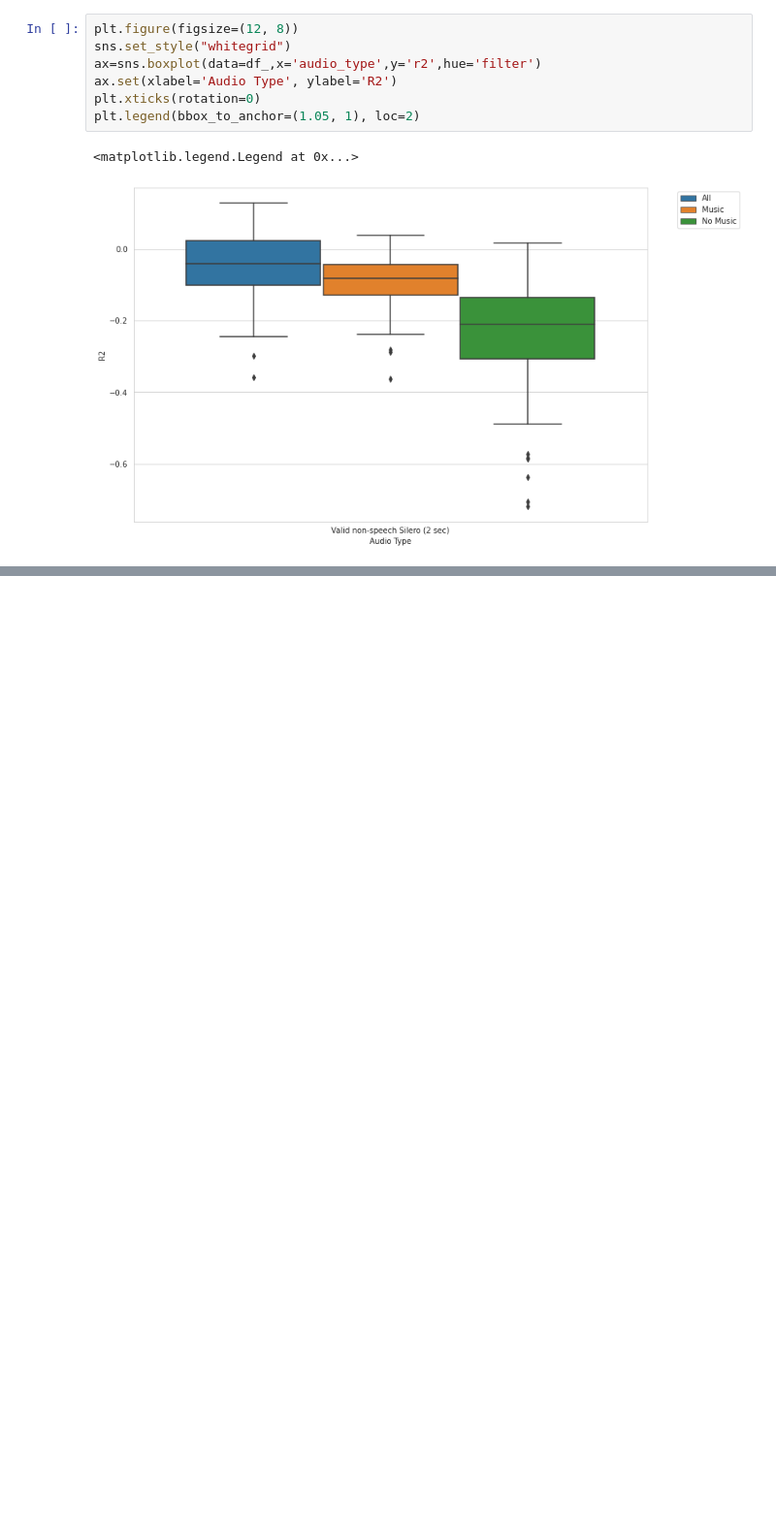
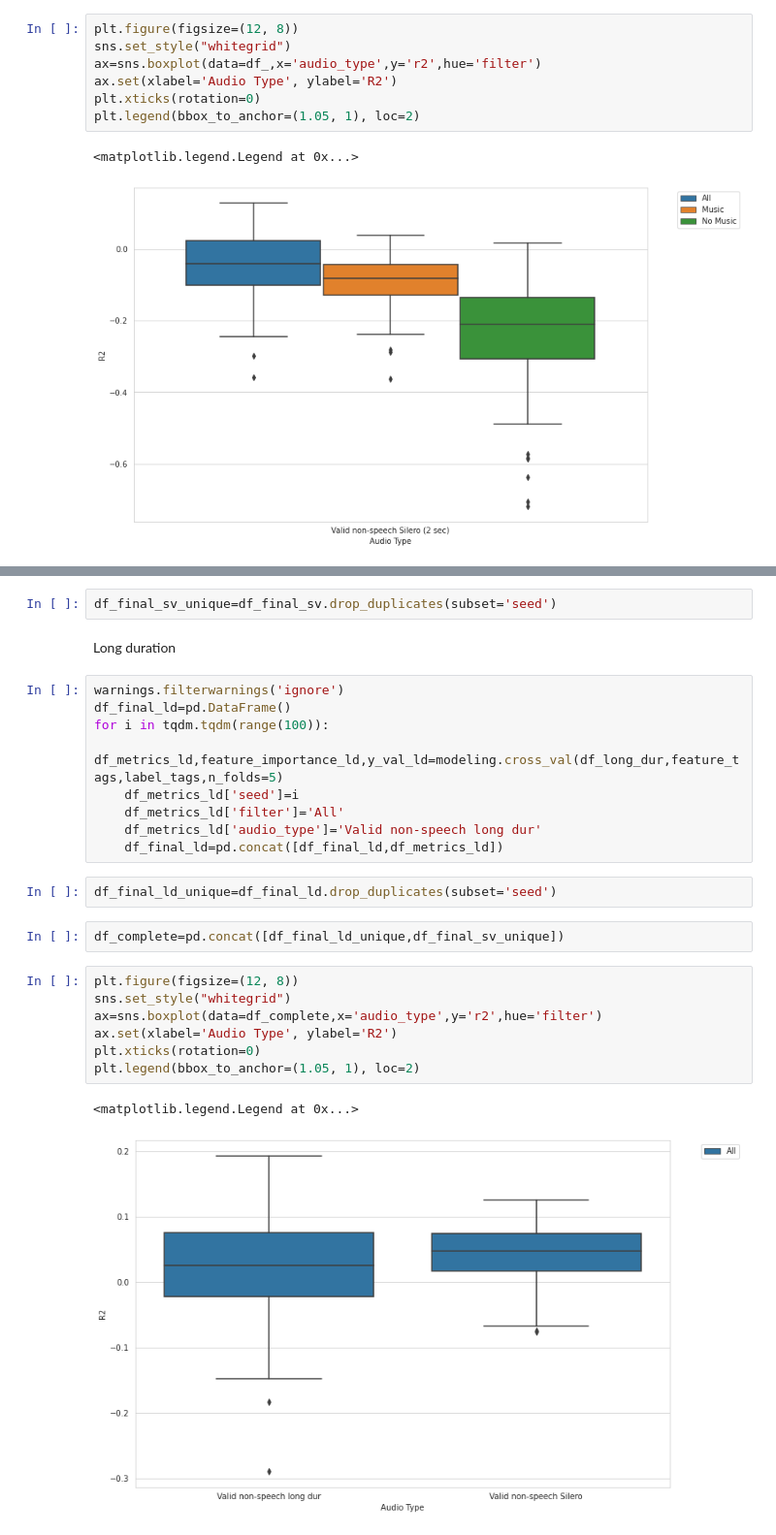
Before and after one commit to germanbarchi/OCEAN-TRUST, a Jupyter notebook: draft_experiments/manual_annotations_no_speech_in_music.ipynb, the cells around one changed output, grey strips where cells are left out. Shown: that part at 97% size. Drawn from its saved outputs; the diff is of its cells as text; blank space fills up the shorter version.

```diff
--- a/draft_experiments/manual_annotations_no_speech_in_music.ipynb
+++ b/draft_experiments/manual_annotations_no_speech_in_music.ipynb
@@ -215,0 +236,27 @@ plt.legend(bbox_to_anchor=(1.05, 1), loc=2)
+# %%
+df_final_sv_unique=df_final_sv.drop_duplicates(subset='seed')
+# %% [markdown]
+Long duration
+# %%
+warnings.filterwarnings('ignore')
+df_final_ld=pd.DataFrame()
+for i in tqdm.tqdm(range(100)):
+    df_metrics_ld,feature_importance_ld,y_val_ld=modeling.cross_val(df_long_dur,feature_tags,label_tags,n_folds=5)
+    df_metrics_ld['seed']=i
+    df_metrics_ld['filter']='All'
+    df_metrics_ld['audio_type']='Valid non-speech long dur'
+    df_final_ld=pd.concat([df_final_ld,df_metrics_ld])
+# %%
+df_final_ld_unique=df_final_ld.drop_duplicates(subset='seed')
+# %%
+df_complete=pd.concat([df_final_ld_unique,df_final_sv_unique])
+# %%
+plt.figure(figsize=(12, 8))
+sns.set_style("whitegrid")
+ax=sns.boxplot(data=df_complete,x='audio_type',y='r2',hue='filter')
+ax.set(xlabel='Audio Type', ylabel='R2')
+plt.xticks(rotation=0)
+plt.legend(bbox_to_anchor=(1.05, 1), loc=2)
+# %% [output]
+<matplotlib.legend.Legend at 0x...>
+[figure, added]
```
Also changed, not shown: parts of 14 cells of this notebook.
